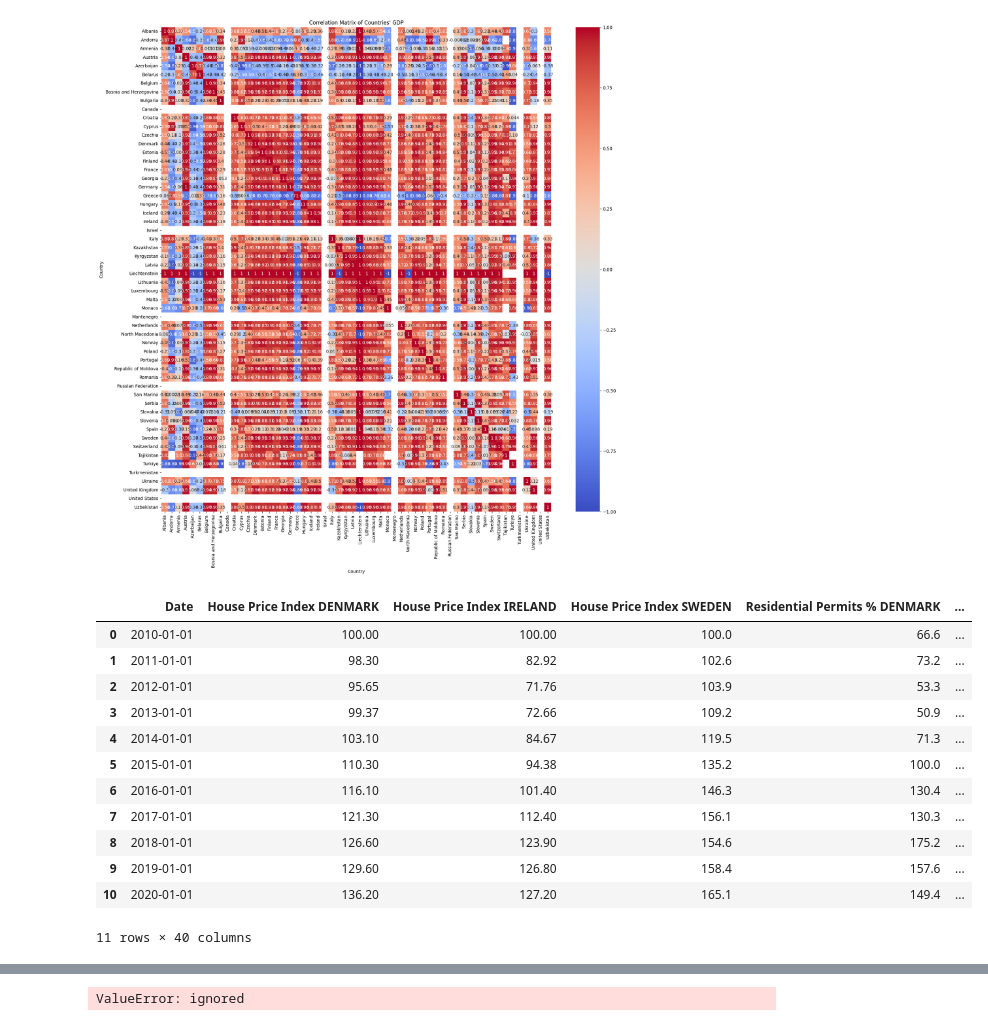
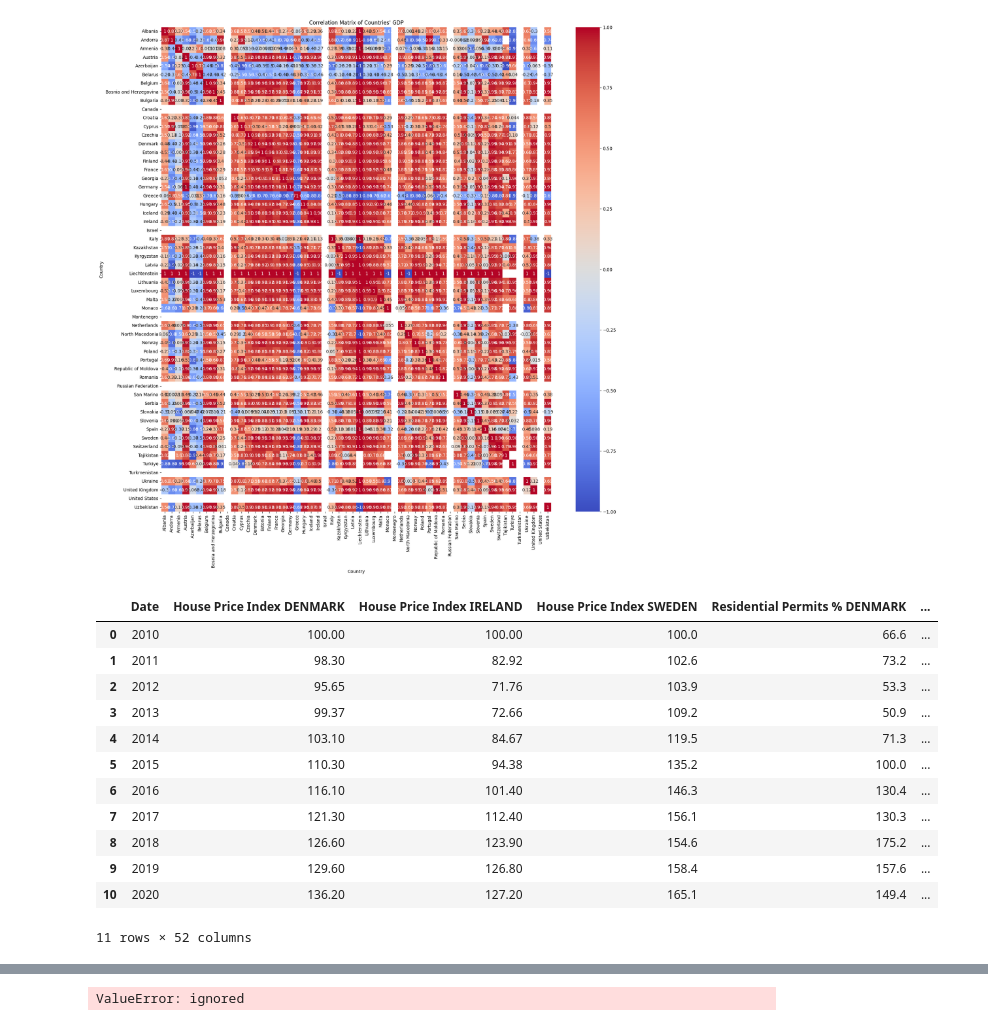
Before and after one commit to sbs23003/CA-Contstruction-Industry, a Jupyter notebook: datasets.ipynb, the cells around one changed output, grey strips where cells are left out. Cells and saved outputs as stored; diff of their text form; code cells hidden in the pictures.

```diff
--- a/datasets.ipynb
+++ b/datasets.ipynb
@@ -108,6 +108,10 @@ df_demography.rename(columns={'DEMO_GIND.1743F.Y.IE': 'Net Migration IRELAND', '
                               'DEMO_GIND.1743F.Y.DK': 'Net Migration SWEDEN', 'DEMO_GIND.GB66D.Y.DK': 'Sum Migration/Immigration SWEDEN',
                               'DEMO_GIND.1743F.Y.SE': 'Net Migration DENMARK', 'DEMO_GIND.GB66D.Y.SE': 'Sum Migration/Immigration DENMARK'}, inplace=True)
 
+df_demography['Net Immigration IRELAND'] = df_demography['Sum Migration/Immigration IRELAND'] - df_demography['Net Migration IRELAND']
+df_demography['Net Immigration SWEDEN'] = df_demography['Sum Migration/Immigration SWEDEN'] - df_demography['Net Migration SWEDEN']
+df_demography['Net Immigration DENMARK'] = df_demography['Sum Migration/Immigration DENMARK'] - df_demography['Net Migration DENMARK']
+
 #HOUSE SALES
 df_houseSales = pd.read_csv(
 		'https://www.econdb.com/api/series/?token=c2968eb909528dffe9c462d6fbaadd7b98eb607f&page=1&v=TIME&h=Geopolitical+entity+%28reporting%29&from=2009-02-01&to=2022-10-01&PURCHASE=%5BTOTAL%2CDW_NEW%2CDW_EXST%5D&UNIT=%5BI15_Q%5D&GEO=%5BIE%2CDK%2CSE%5D&format=csv&dataset=PRC_HPI_Q')
@@ -258,32 +262,34 @@ plt.show()
 # %%
 
 merge_aux = pd.merge(df_housePriceIndex, df_buildingPermits, on="Date")
 merge_aux1 = pd.merge(merge_aux, df_demography, on="Date")
 merge_aux2 = pd.merge(merge_aux1, df_population, on="Date")
 merge_aux3 = pd.merge( merge_aux2, df_enterprises, on="Date")
 merge_aux4 = pd.merge(merge_aux3, df_contructionCostIndex, on="Date")
 merge_aux5 = pd.merge(merge_aux4, df_labour, on="Date")
 merge_aux5 = pd.merge(merge_aux5, df_rentalIndex, on="Date")
+
 #merge_aux5.to_csv('out.csv', index=False)
-#merge_aux5['Date'] = pd.to_datetime(merge_aux5['Date']).dt.year
+merge_aux5['Date'] = pd.to_datetime(merge_aux5['Date']).dt.year
+merge_aux5 = pd.merge(merge_aux5, df_grouped, on="Date")
 #df_final['Date'] = df_final['Date'].astype(int)
 #merge_aux5  = pd.merge(merge_aux5, df_final, on="Date")
 merge_aux5
 #df_housePriceIndexPT
 # %% [output]
 |  | Date | House Price Index DENMARK | House Price Index IRELAND | House Price Index SWEDEN | Residential Permits % DENMARK | ... |
-| 0 | 2010-01-01 | 100.00 | 100.00 | 100.0 | 66.6 | ... |
-| 1 | 2011-01-01 | 98.30 | 82.92 | 102.6 | 73.2 | ... |
-| 2 | 2012-01-01 | 95.65 | 71.76 | 103.9 | 53.3 | ... |
-| 3 | 2013-01-01 | 99.37 | 72.66 | 109.2 | 50.9 | ... |
-| 4 | 2014-01-01 | 103.10 | 84.67 | 119.5 | 71.3 | ... |
-| 5 | 2015-01-01 | 110.30 | 94.38 | 135.2 | 100.0 | ... |
-| 6 | 2016-01-01 | 116.10 | 101.40 | 146.3 | 130.4 | ... |
-| 7 | 2017-01-01 | 121.30 | 112.40 | 156.1 | 130.3 | ... |
-| 8 | 2018-01-01 | 126.60 | 123.90 | 154.6 | 175.2 | ... |
-| 9 | 2019-01-01 | 129.60 | 126.80 | 158.4 | 157.6 | ... |
-| 10 | 2020-01-01 | 136.20 | 127.20 | 165.1 | 149.4 | ... |
+| 0 | 2010 | 100.00 | 100.00 | 100.0 | 66.6 | ... |
+| 1 | 2011 | 98.30 | 82.92 | 102.6 | 73.2 | ... |
+| 2 | 2012 | 95.65 | 71.76 | 103.9 | 53.3 | ... |
+| 3 | 2013 | 99.37 | 72.66 | 109.2 | 50.9 | ... |
+| 4 | 2014 | 103.10 | 84.67 | 119.5 | 71.3 | ... |
+| 5 | 2015 | 110.30 | 94.38 | 135.2 | 100.0 | ... |
+| 6 | 2016 | 116.10 | 101.40 | 146.3 | 130.4 | ... |
+| 7 | 2017 | 121.30 | 112.40 | 156.1 | 130.3 | ... |
+| 8 | 2018 | 126.60 | 123.90 | 154.6 | 175.2 | ... |
+| 9 | 2019 | 129.60 | 126.80 | 158.4 | 157.6 | ... |
+| 10 | 2020 | 136.20 | 127.20 | 165.1 | 149.4 | ... |
-11 rows × 40 columns
+11 rows × 52 columns
 # %%
 merge_aux5.columns
 # %% [output]
```
Also changed, not shown: parts of 11 cells of this notebook.
